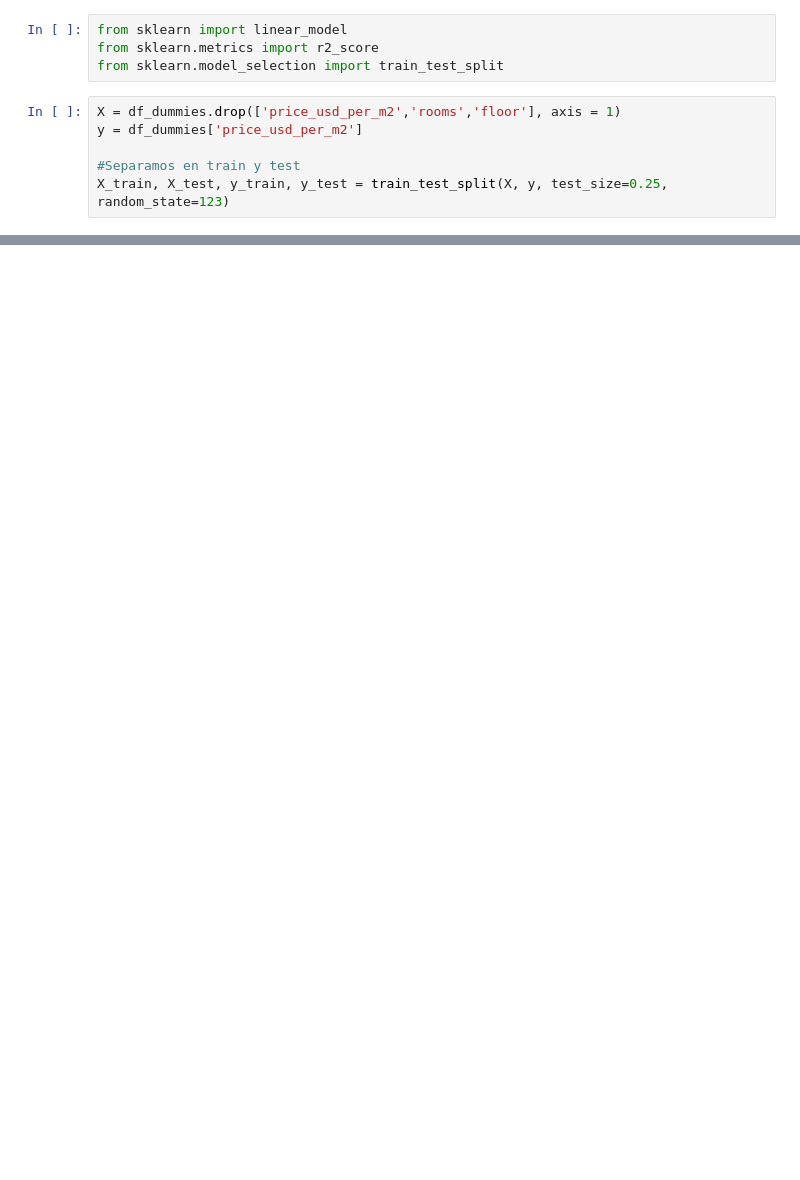
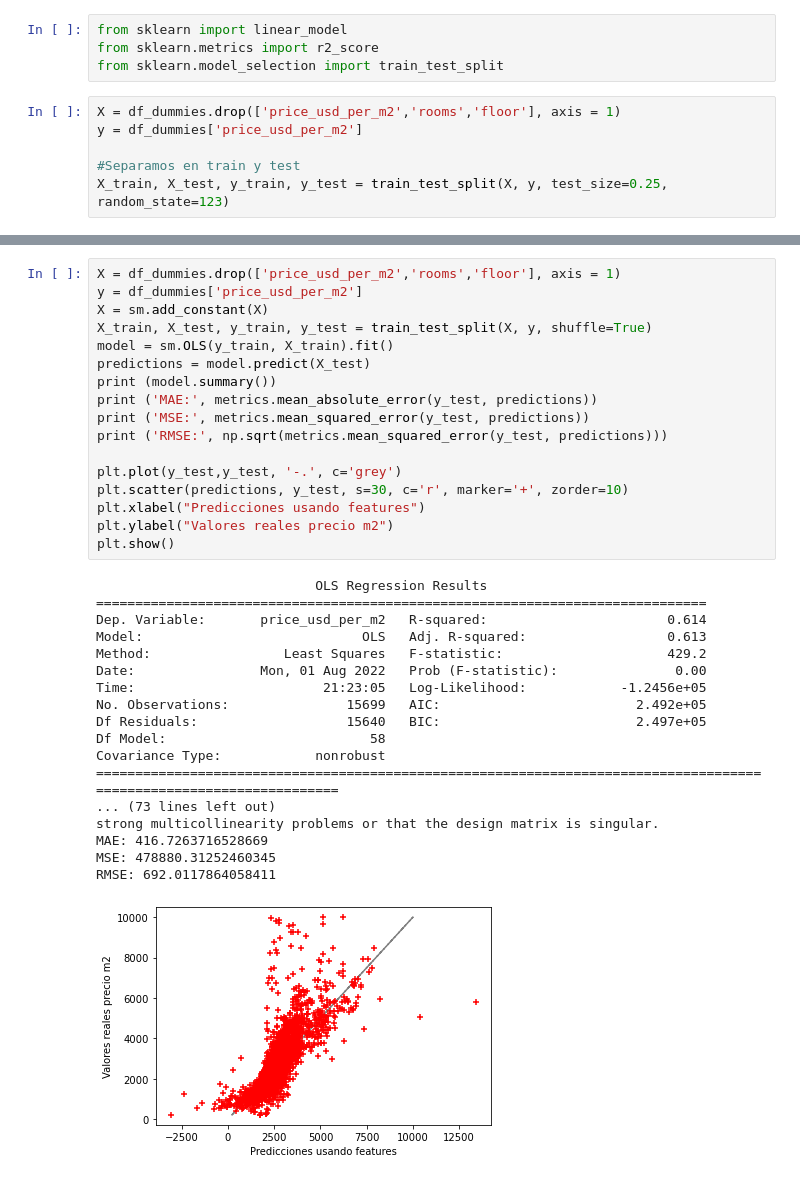
Before and after one commit to casagrandeale/TPDigitalHouse, a Jupyter notebook: tp/TP2.ipynb, the cells around one changed output, grey strips where cells are left out. Cells and saved outputs as stored; diff of their text form; blank space fills up the shorter version.

```diff
--- a/tp/TP2.ipynb
+++ b/tp/TP2.ipynb
@@ -89,0 +64,36 @@ Score de Regresion Lineal: 0.5873687405400876
+# %%
+X = df_dummies.drop(['price_usd_per_m2','rooms','floor'], axis = 1)
+y = df_dummies['price_usd_per_m2']
+X = sm.add_constant(X)
+X_train, X_test, y_train, y_test = train_test_split(X, y, shuffle=True)
+model = sm.OLS(y_train, X_train).fit()
+predictions = model.predict(X_test)
+print (model.summary())
+print ('MAE:', metrics.mean_absolute_error(y_test, predictions))
+print ('MSE:', metrics.mean_squared_error(y_test, predictions))
+print ('RMSE:', np.sqrt(metrics.mean_squared_error(y_test, predictions)))
+
+plt.plot(y_test,y_test, '-.', c='grey')
+plt.scatter(predictions, y_test, s=30, c='r', marker='+', zorder=10)
+plt.xlabel("Predicciones usando features")
+plt.ylabel("Valores reales precio m2")
+plt.show()
+# %% [output]
+                            OLS Regression Results
+==============================================================================
+Dep. Variable:       price_usd_per_m2   R-squared:                       0.614
+Model:                            OLS   Adj. R-squared:                  0.613
+Method:                 Least Squares   F-statistic:                     429.2
+Date:                Mon, 01 Aug 2022   Prob (F-statistic):               0.00
+Time:                        21:23:05   Log-Likelihood:            -1.2456e+05
+No. Observations:               15699   AIC:                         2.492e+05
+Df Residuals:                   15640   BIC:                         2.497e+05
+Df Model:                          58
+Covariance Type:            nonrobust
+====================================================================================================================
+... (73 lines left out)
+strong multicollinearity problems or that the design matrix is singular.
+MAE: 416.7263716528669
+MSE: 478880.31252460345
+RMSE: 692.0117864058411
+[figure, added]
```
Also changed, not shown: parts of 9 cells of this notebook.
